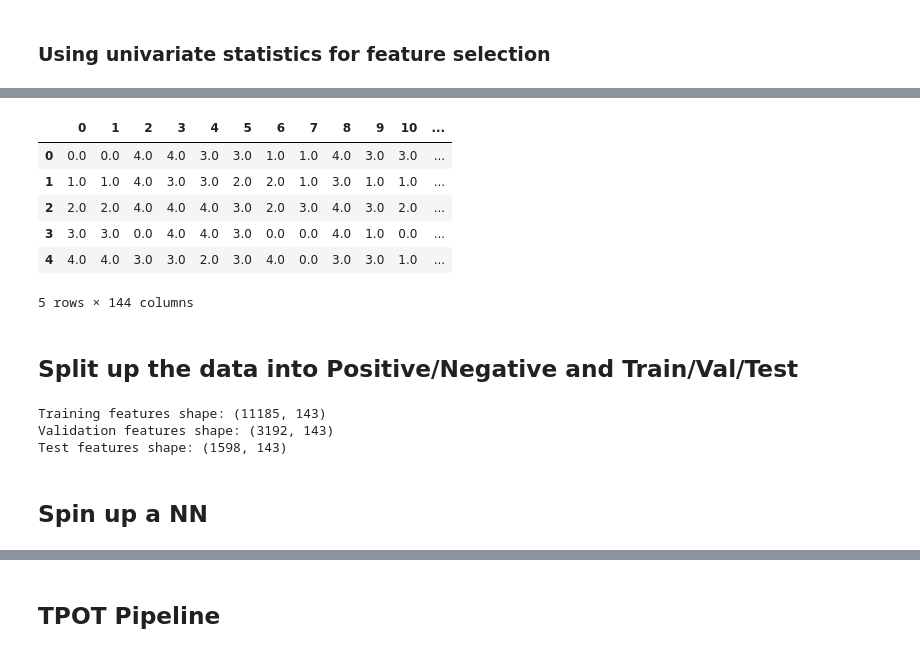
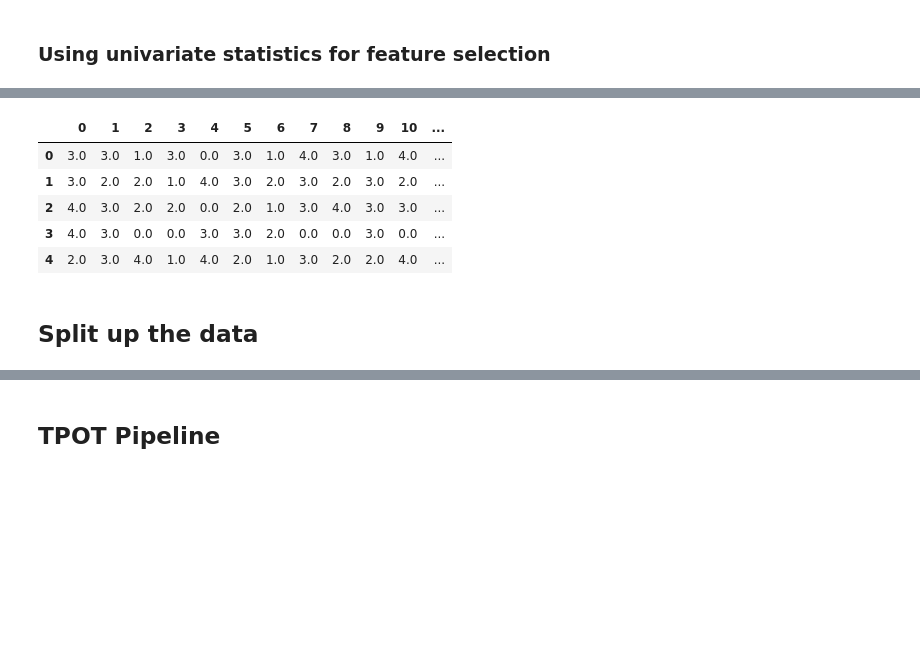
Before and after one commit to SJHH-Nguyen-D/sharpestminds_project, a Jupyter notebook: mlp_sm.ipynb, the cells around one changed output, grey strips where cells are left out. Drawn from its saved outputs; the diff is of its cells as text; code cells hidden in the pictures; blank space fills up the shorter version.

```diff
--- a/mlp_sm.ipynb
+++ b/mlp_sm.ipynb
@@ -556,7 +523,7 @@ def TPOT_model_selection_and_HPO(dataframe, target="job_performance", test_size=
     tpot_regressor.export('tpot_exported_pipeline.py')
 
 
-def xy_split(dataframe, target='job_performance'):
+def xy_split(dataframe, target='target'):
     X = dataframe[dataframe != target].values
     y = dataframe[target].values.flatten()
     return X, y
@@ -716,6 +697,8 @@ df = pd.read_csv(IMPUTED_FILENAME)
 # %% [markdown]
 ### Using univariate statistics for feature selection
 # %%
-# selected_features = univariate_feature_selection_with_GUS(df)
-selected_features = select_features_var_threshold(df, threshold=0.6)
+selected_features = univariate_feature_selection_with_GUS(df)
+# selected_features = select_features_var_threshold(df, threshold=0.7)
+df = pd.DataFrame(selected_features)
+df.head()
 # %% [output]
@@ -723,26 +706,10 @@ Elapsed Time for feature selection: 0.023923042999740574s
+|  | 0 | 1 | 2 | 3 | 4 | 5 | 6 | 7 | 8 | 9 | 10 | ... |
+| 0 | 3.0 | 3.0 | 1.0 | 3.0 | 0.0 | 3.0 | 1.0 | 4.0 | 3.0 | 1.0 | 4.0 | ... |
+| 1 | 3.0 | 2.0 | 2.0 | 1.0 | 4.0 | 3.0 | 2.0 | 3.0 | 2.0 | 3.0 | 2.0 | ... |
+| 2 | 4.0 | 3.0 | 2.0 | 2.0 | 0.0 | 2.0 | 1.0 | 3.0 | 4.0 | 3.0 | 3.0 | ... |
+| 3 | 4.0 | 3.0 | 0.0 | 0.0 | 3.0 | 3.0 | 2.0 | 0.0 | 0.0 | 3.0 | 0.0 | ... |
+| 4 | 2.0 | 3.0 | 4.0 | 1.0 | 4.0 | 2.0 | 1.0 | 3.0 | 2.0 | 2.0 | 4.0 | ... |
 # %%
-df = pd.DataFrame(selected_features)
-df.rename({143:"target"}, inplace=True, axis=1)
-df.head()
+df.rename({61:"target"}, axis=1, inplace=True)
-# %% [output]
-|  | 0 | 1 | 2 | 3 | 4 | 5 | 6 | 7 | 8 | 9 | 10 | ... |
-| 0 | 0.0 | 0.0 | 4.0 | 4.0 | 3.0 | 3.0 | 1.0 | 1.0 | 4.0 | 3.0 | 3.0 | ... |
-| 1 | 1.0 | 1.0 | 4.0 | 3.0 | 3.0 | 2.0 | 2.0 | 1.0 | 3.0 | 1.0 | 1.0 | ... |
-| 2 | 2.0 | 2.0 | 4.0 | 4.0 | 4.0 | 3.0 | 2.0 | 3.0 | 4.0 | 3.0 | 2.0 | ... |
-| 3 | 3.0 | 3.0 | 0.0 | 4.0 | 4.0 | 3.0 | 0.0 | 0.0 | 4.0 | 1.0 | 0.0 | ... |
-| 4 | 4.0 | 4.0 | 3.0 | 3.0 | 2.0 | 3.0 | 4.0 | 0.0 | 3.0 | 3.0 | 1.0 | ... |
-5 rows × 144 columns
 # %% [markdown]
-## Split up the data into Positive/Negative and Train/Val/Test
+## Split up the data
-# %%
-(X_train, y_train), (X_val, y_val), (X_test, y_test) = split_dataset(df)
-bool_train_labels = y_train != 0
-scaled_X_train, scaled_X_val, scaled_X_test = standardize_data(X_train, X_val, X_test)
-pos_df = pd.DataFrame(scaled_X_train[ bool_train_labels], columns = df.columns[df.columns != "target"])
-neg_df = pd.DataFrame(scaled_X_train[~bool_train_labels], columns = df.columns[df.columns != "target"])
-# %% [output]
-Training features shape: (11185, 143)
-Validation features shape: (3192, 143)
-Test features shape: (1598, 143)
-# %% [markdown]
-## Spin up a NN
```
Also changed, not shown: parts of 33 cells of this notebook.
